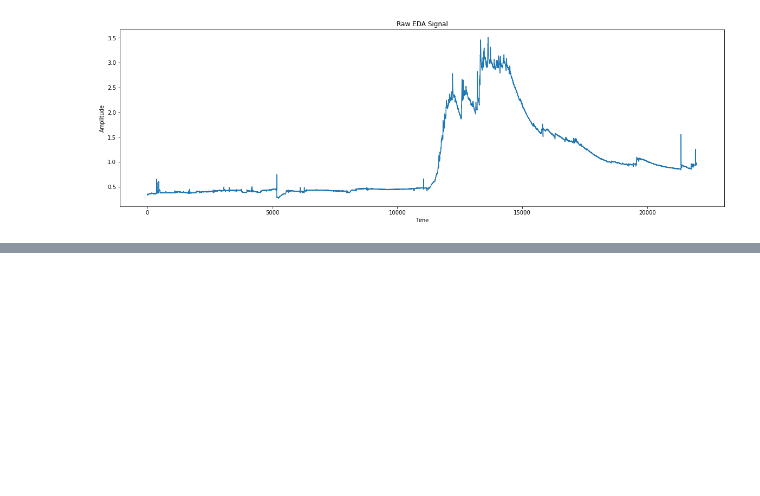
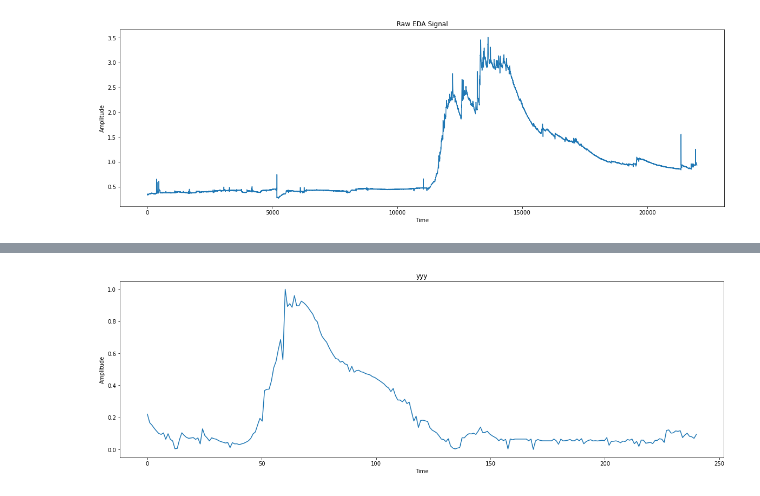
Before and after one commit to nvtu/IEA-AIE-Stress, a Jupyter notebook: analysis/eda_analysis.ipynb, the cells around one changed output, grey strips where cells are left out. Saved outputs shown, nothing was run; the diff lists cells and outputs as text; code cells hidden in the pictures; blank space fills up the shorter version.

```diff
--- a/analysis/eda_analysis.ipynb
+++ b/analysis/eda_analysis.ipynb
@@ -41,0 +51,6 @@ ValueError: Level value too high (max level for current data size and start_leve
+# %%
+from sklearn.preprocessing import MinMaxScaler
+scaled_signal = MinMaxScaler().fit_transform(signal.reshape(-1, 1)).ravel()
+plot_signal(scaled_signal, title = 'yyy')
+# %% [output]
+[figure, added]
```
Also changed, not shown: parts of 5 cells of this notebook, 6 other files.
